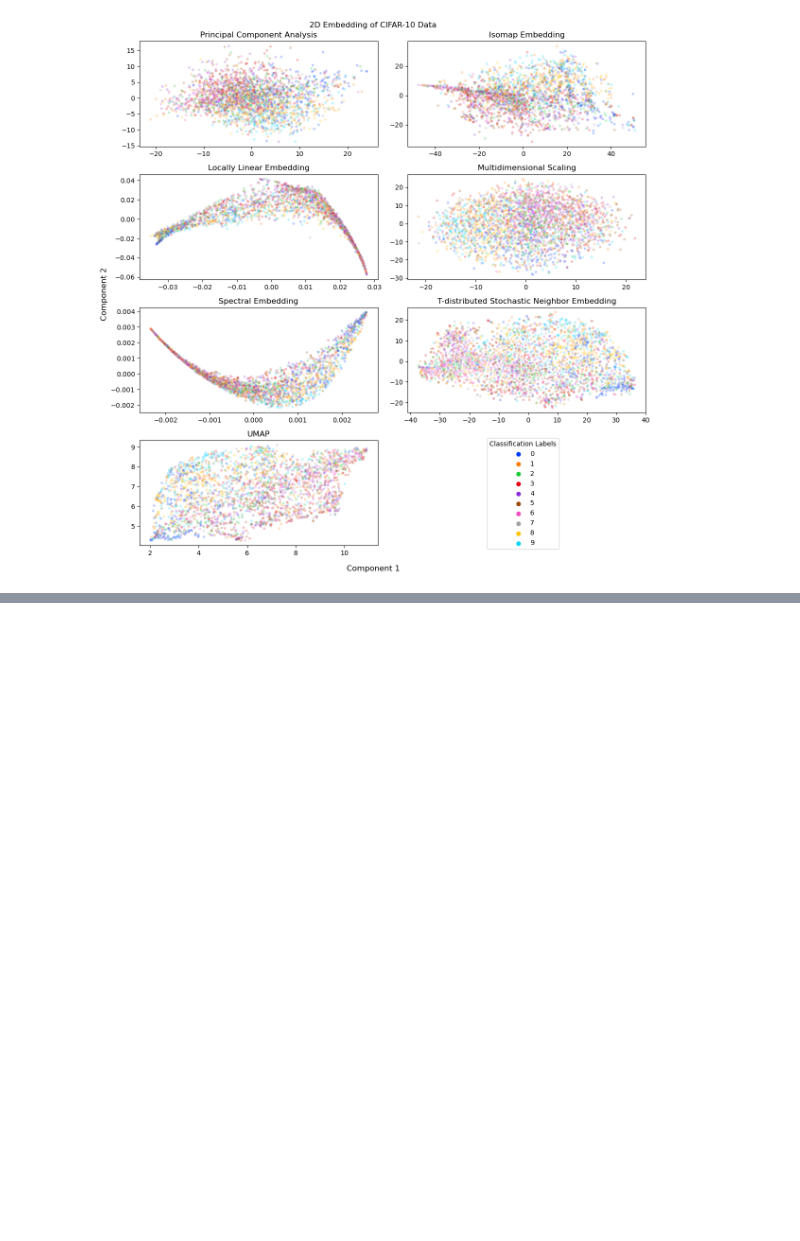
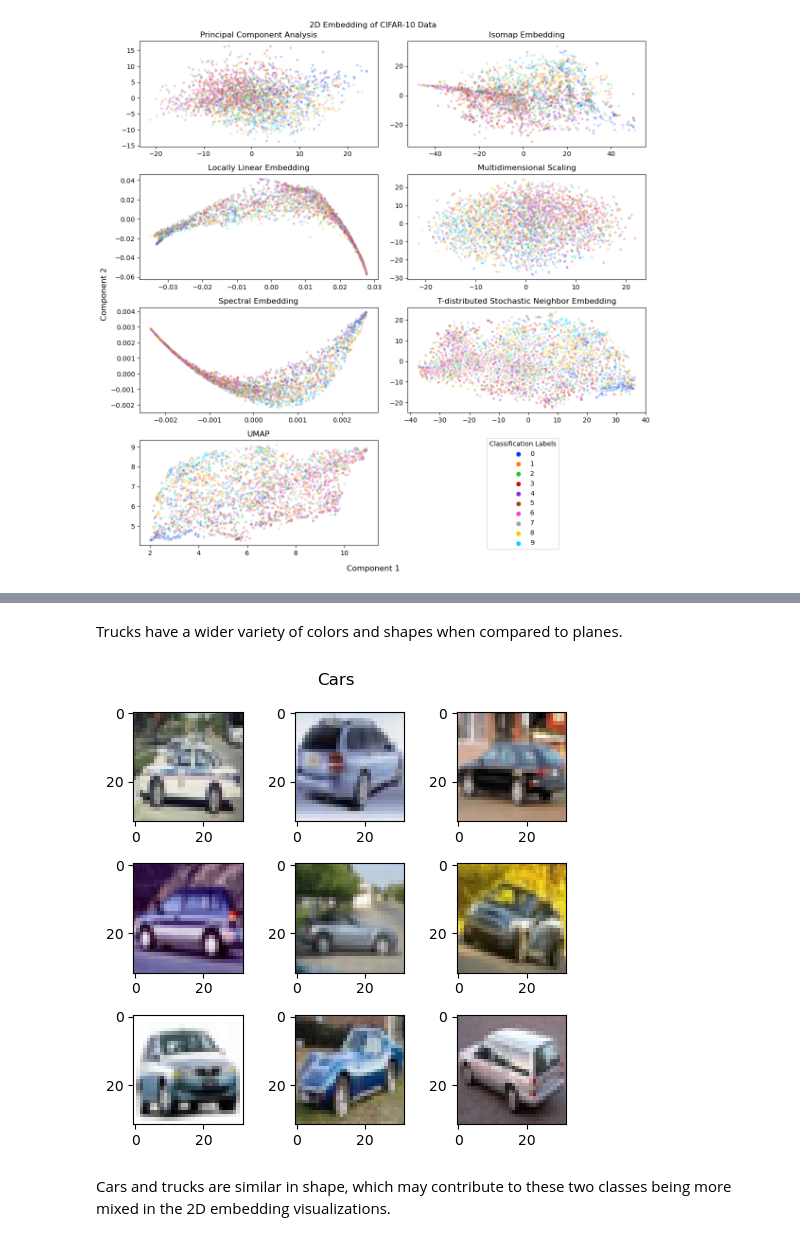
Before and after one commit to lau-allen/manifold-learning-comparison, a Jupyter notebook: dsei2100s23hw5p1.ipynb, the cells around one changed output, grey strips where cells are left out. Drawn from its saved outputs; the diff is of its cells as text; code cells hidden in the pictures; blank space fills up the shorter version.

```diff
--- a/dsei2100s23hw5p1.ipynb
+++ b/dsei2100s23hw5p1.ipynb
@@ -276,0 +306,8 @@ subplots_2D(x_dict,y_train)
+# %% [markdown]
+Trucks have a wider variety of colors and shapes when compared to planes.
+# %%
+plot_class(1,'Cars')
+# %% [output]
+[figure, added]
+# %% [markdown]
+Cars and trucks are similar in shape, which may contribute to these two classes being more mixed in the 2D embedding visualizations.
```
Also changed, not shown: parts of 6 cells of this notebook.
